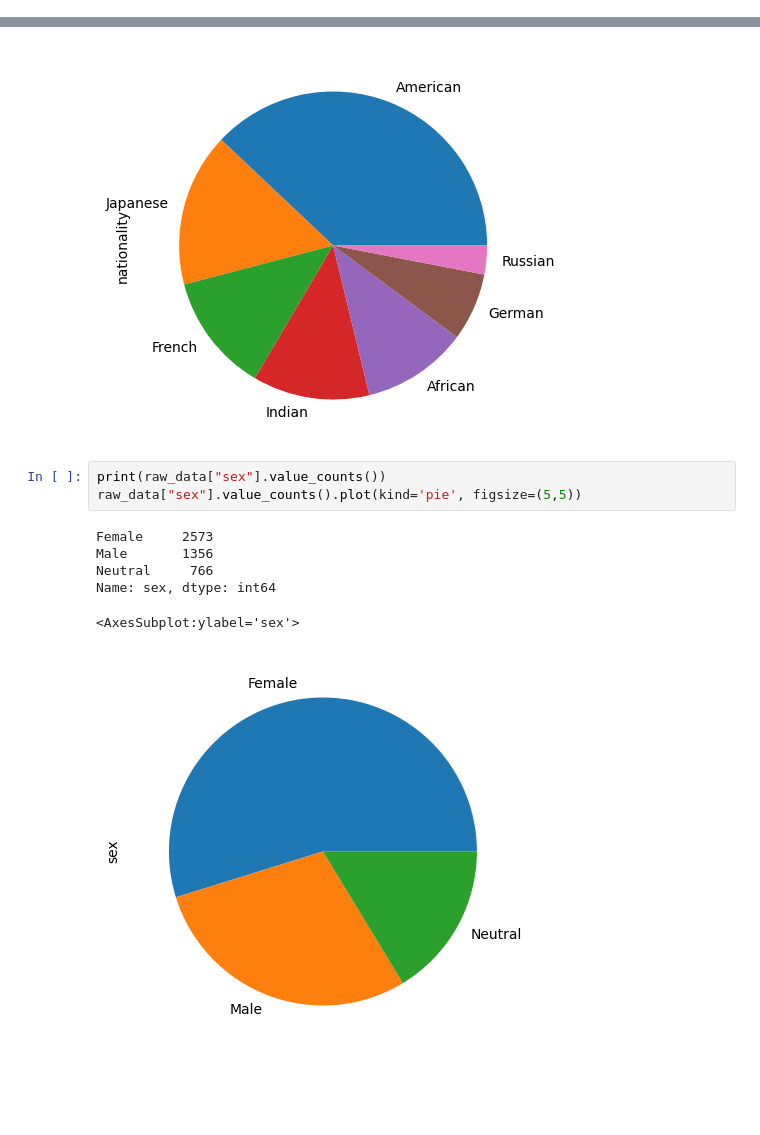
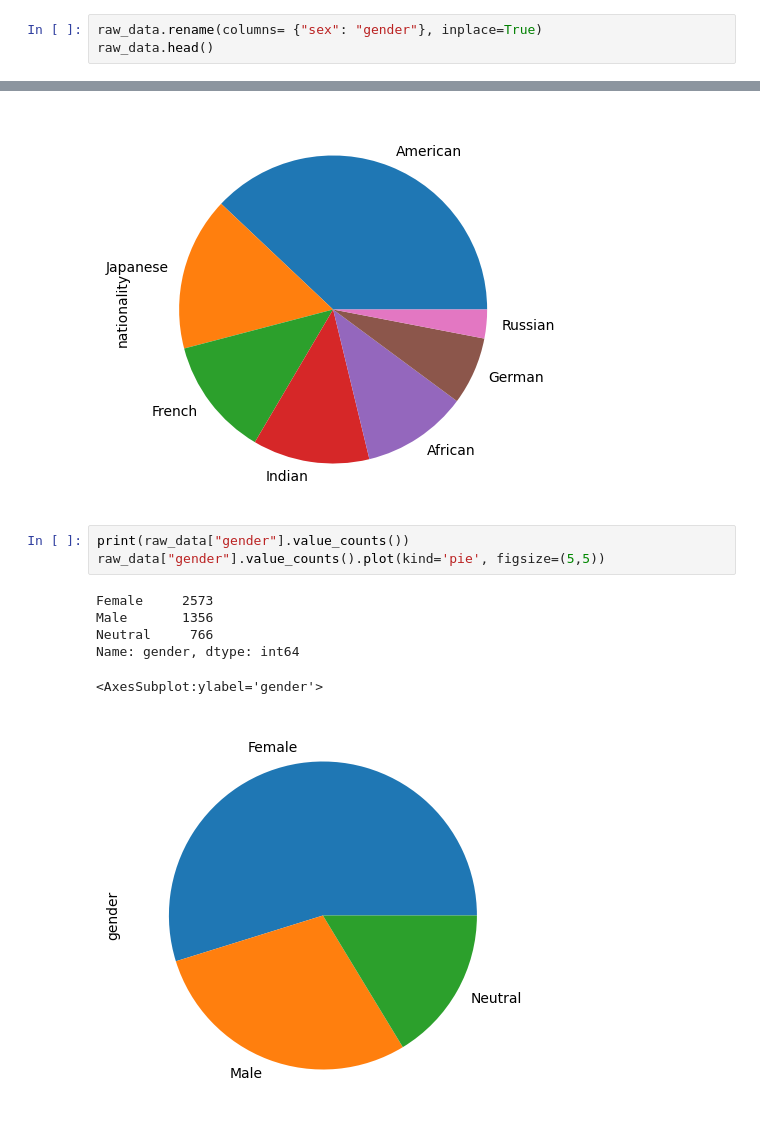
Before and after one commit to fratambot/name-clf, a Jupyter notebook: notebooks/EDA.ipynb, the cells around one changed output, grey strips where cells are left out. Cells and saved outputs as stored; diff of their text form; blank space fills up the shorter version.

```diff
--- a/notebooks/EDA.ipynb
+++ b/notebooks/EDA.ipynb
@@ -37,3 +41,6 @@ raw_data.head()
 | 2 | Abha | Female | Indian |
 | 3 | Abhay | Male | Indian |
 | 4 | Abhilash | Male | Indian |
+# %%
+raw_data.rename(columns= {"sex": "gender"}, inplace=True)
+raw_data.head()
@@ -59,12 +73,12 @@ Name: nationality, dtype: int64
 <AxesSubplot:ylabel='nationality'>
 [figure]
 # %%
-print(raw_data["sex"].value_counts())
-raw_data["sex"].value_counts().plot(kind='pie', figsize=(5,5))
+print(raw_data["gender"].value_counts())
+raw_data["gender"].value_counts().plot(kind='pie', figsize=(5,5))
 # %% [output]
 Female     2573
 Male       1356
 Neutral     766
-Name: sex, dtype: int64
+Name: gender, dtype: int64
-<AxesSubplot:ylabel='sex'>
+<AxesSubplot:ylabel='gender'>
-[figure, old version]
+[figure, new version]
```
Also changed, not shown: parts of 7 cells of this notebook, 4 other files.
